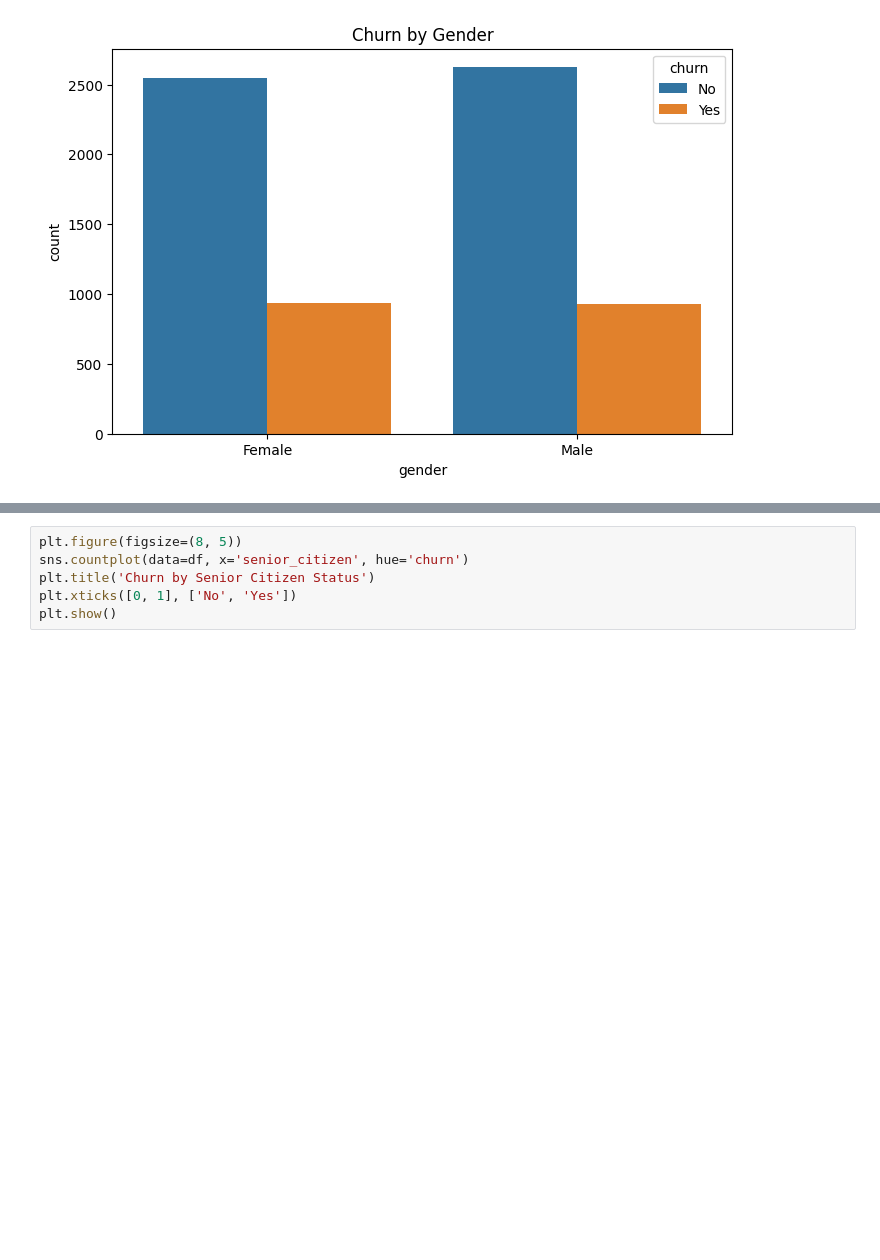
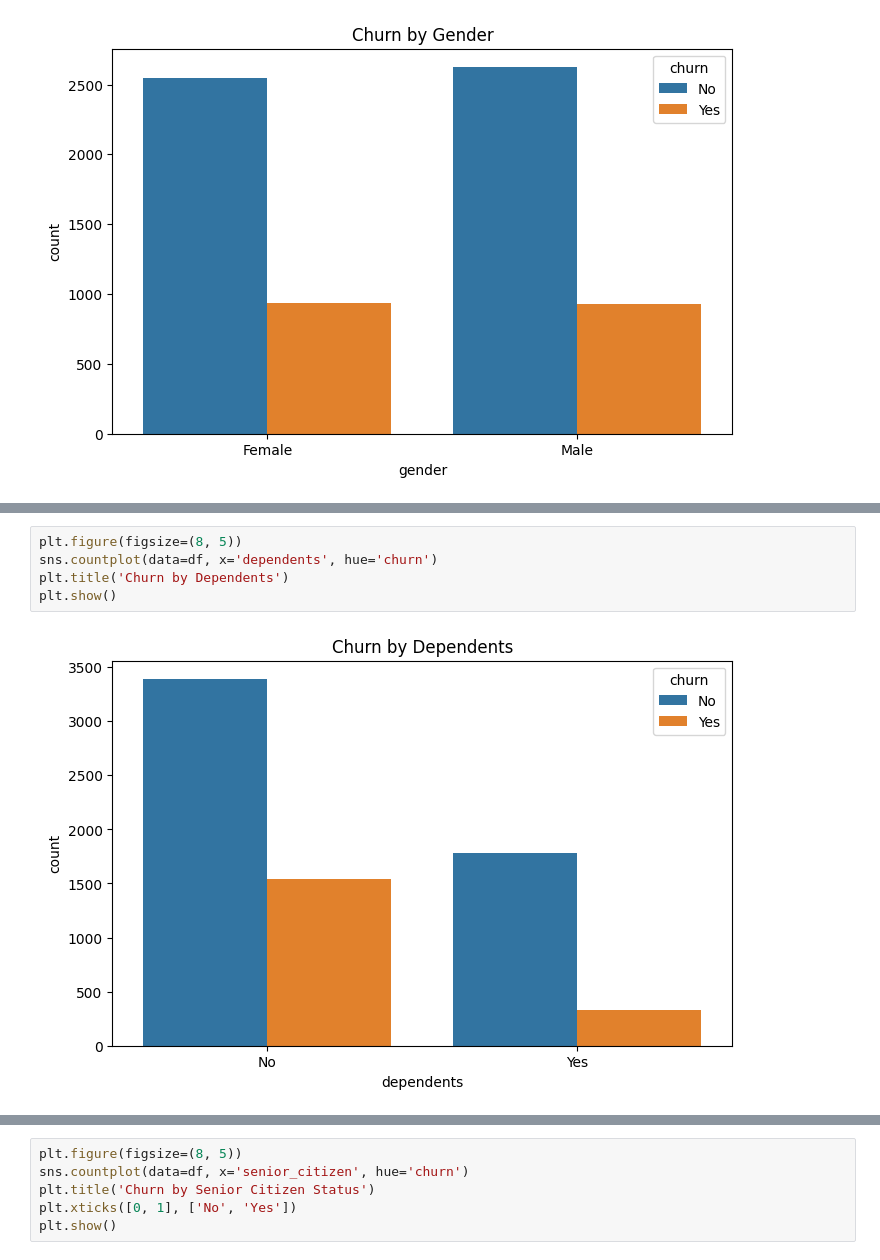
Before and after one commit to NurulAldi/customer-churn-analysis, a Jupyter notebook: notebooks/eda.ipynb, the cells around one changed output, grey strips where cells are left out. Saved outputs shown, nothing was run; the diff lists cells and outputs as text; blank space fills up the shorter version.

```diff
--- a/notebooks/eda.ipynb
+++ b/notebooks/eda.ipynb
@@ -70,0 +110,7 @@ plt.show()
+# %%
+plt.figure(figsize=(8, 5))
+sns.countplot(data=df, x='dependents', hue='churn')
+plt.title('Churn by Dependents')
+plt.show()
+# %% [output]
+[figure, added]
```
Also changed, not shown: parts of 53 cells of this notebook, 2 other files.
